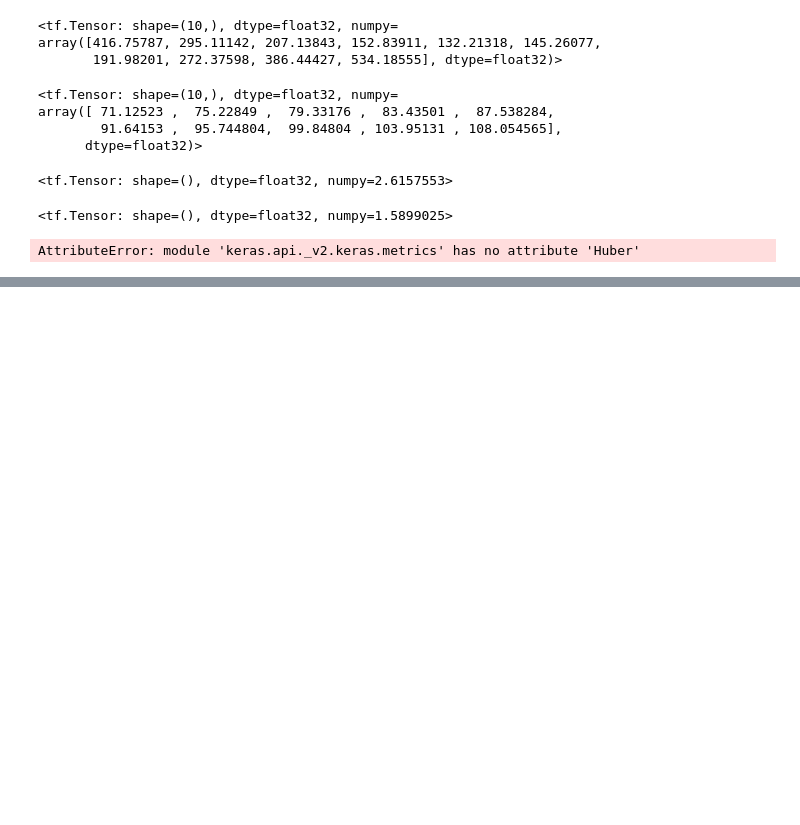
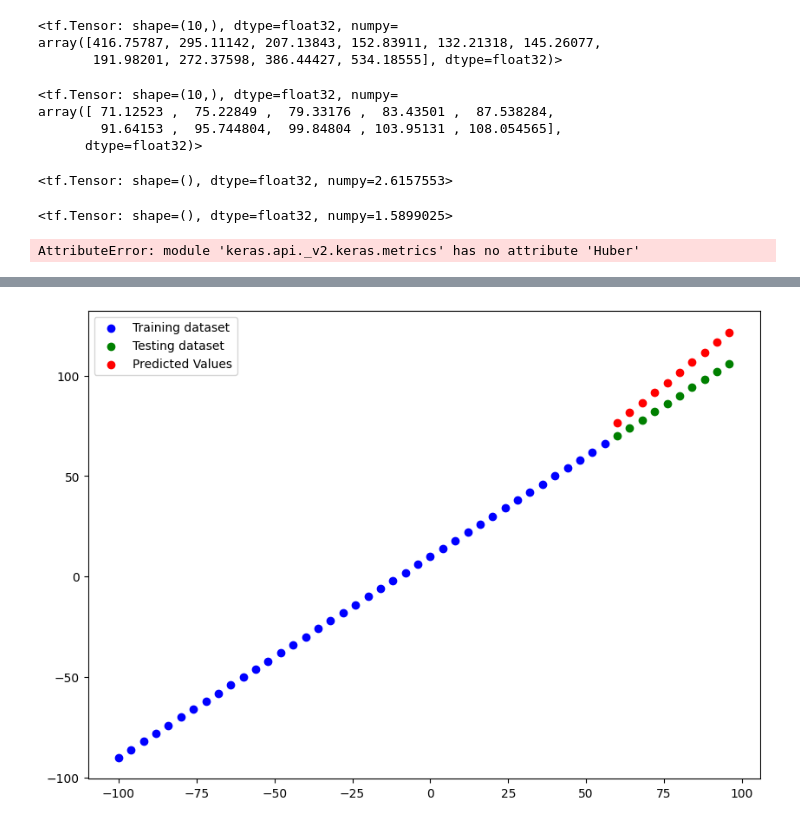
Before and after one commit to TusharMahata/Tensorflow_Learning, a Jupyter notebook: Neural_Network_Regression.ipynb, the cells around one changed output, grey strips where cells are left out. Saved outputs shown, nothing was run; the diff lists cells and outputs as text; code cells hidden in the pictures; blank space fills up the shorter version.

```diff
--- a/Neural_Network_Regression.ipynb
+++ b/Neural_Network_Regression.ipynb
@@ -709,0 +812,16 @@ TypeError: Cannot convert 'auto' to EagerTensor of dtype float
+# %%
+# model_2
+model_2 = tf.keras.Sequential([
+    tf.keras.layers.Dense(10),
+    tf.keras.layers.Dense(1)
+])
+#Compile
+model_2.compile(loss=tf.keras.losses.mae,
+               optimizer=tf.keras.optimizers.SGD(),
+               metrics=['mae'])
+#fit
+model_2.fit(
+    tf.expand_dims(X_train, axis=-1),
+    y_train,
+    epochs=100
+)
@@ -709,0 +859,3 @@ TypeError: Cannot convert 'auto' to EagerTensor of dtype float
+# %%
+predicted_plot(train_data = X_train, train_labels=y_train, test_data=X_test, test_labels = y_test, predictions = model_2.predict(X_test))
+# %% [output]
@@ -709,0 +863 @@ TypeError: Cannot convert 'auto' to EagerTensor of dtype float
+[figure, added]
```
Also changed, not shown: parts of 44 cells of this notebook.
